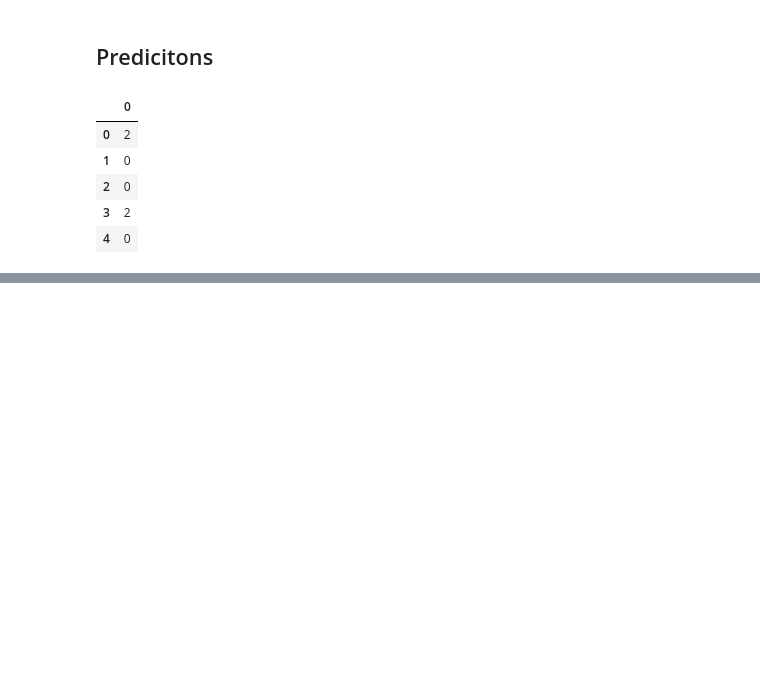
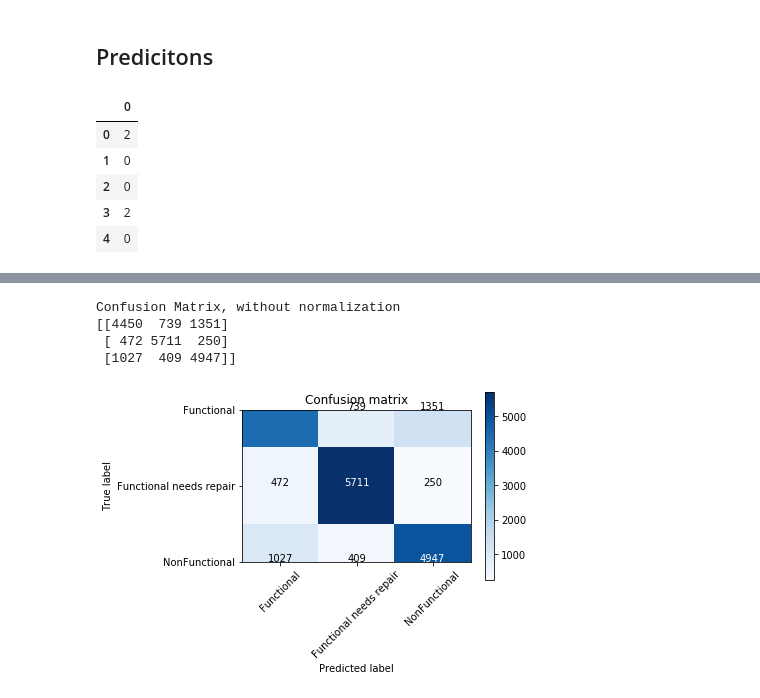
Before and after one commit to emilia329/PumpIt, a Jupyter notebook: Modeling.ipynb, the cells around one changed output, grey strips where cells are left out. Cells and saved outputs as stored; diff of their text form; code cells hidden in the pictures; blank space fills up the shorter version.

```diff
--- a/Modeling.ipynb
+++ b/Modeling.ipynb
@@ -214,0 +288,11 @@ test.shape, prediction.shape
+# %%
+plot_confusion_matrix(cm1, classes,
+                          normalize=False,
+                          title='Confusion matrix',
+                          cmap=plt.cm.Blues)
+# %% [output]
+Confusion Matrix, without normalization
+[[4450  739 1351]
+ [ 472 5711  250]
+ [1027  409 4947]]
+[figure, added]
```
Also changed, not shown: parts of 26 cells of this notebook.
